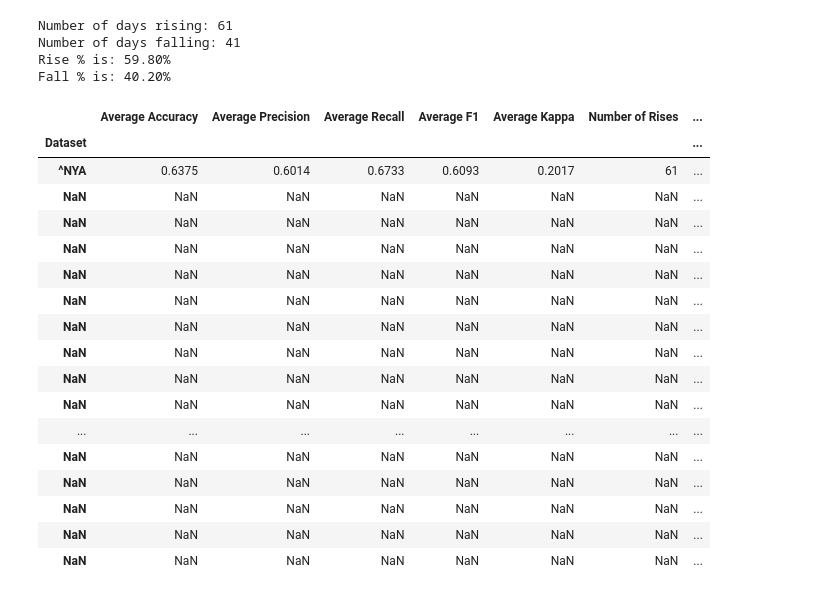
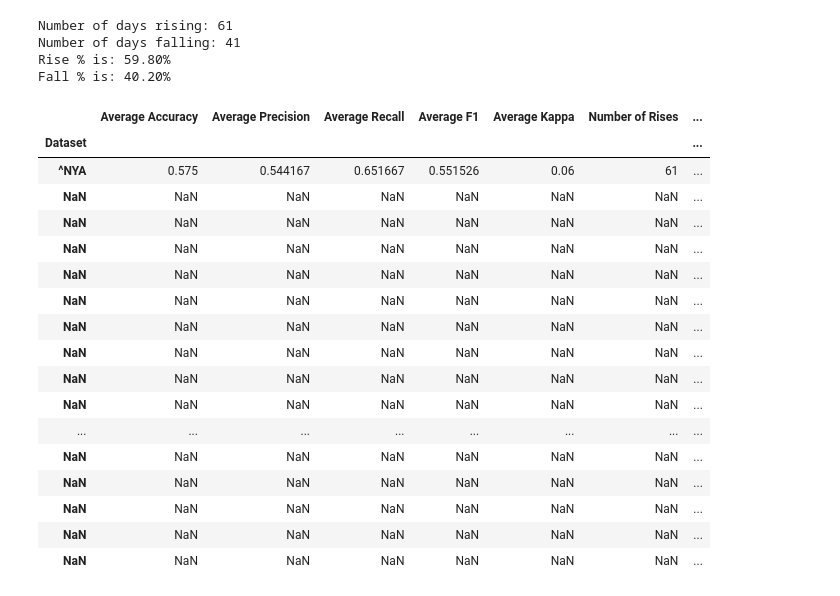
Before and after one commit to sam-tompkins/Sam-Tompkins-Public-Repository, a Jupyter notebook: irp_pipeline_nocuda_nocv.ipynb, the cells around one changed output. Saved outputs shown, nothing was run; the diff lists cells and outputs as text; code cells hidden in the pictures.

```diff
--- a/irp_pipeline_nocuda_nocv.ipynb
+++ b/irp_pipeline_nocuda_nocv.ipynb
@@ -241,9 +199,9 @@ def predictor(model, test_data):
 
 # create sequences
 sequence_length = 10
-sequences = create_sequence(ticker[['Close', 'Volume', 'CPI', 'Mortgage_rate', 'disposable_income',
-                                    'GVZ', 'OVX', 'VVIX', 'RSI (14D)', '20 Day CCI', 'Williams %R',
-                                    'MA50', 'Target']].values, sequence_length)
+sequences = create_sequence(ticker[['Close', 'Volume', 'CPI', 'Mortgage_rate', 'Unemp_rate',
+                                    'disposable_income','GVZ', 'OVX', 'VVIX', 'RSI (14D)',
+                                    '20 Day CCI', 'Williams %R', 'MA50', 'FFR', 'Target']].values, sequence_length)
 
 # cross-validation
 tscv = TimeSeriesSplit(n_splits=10)
@@ -264,7 +222,7 @@ for fold, (train_index, test_index) in enumerate(tscv.split(sequences)):
     test_data = torch.utils.data.DataLoader(test_sequences, shuffle=False, batch_size=32)
 
     # initialize model
-    model = LSTM_Model(input_layer=12, hidden_layer=50, output_layer=1)
+    model = LSTM_Model(input_layer=14, hidden_layer=50, output_layer=1)
     loss_func = nn.BCEWithLogitsLoss()
     opt = optim.Adam(model.parameters(), lr=0.001, weight_decay=0.0001)
 
@@ -346,28 +305,28 @@ Fall % is: 40.20%
 # %%
 results = pd.DataFrame(columns=['Dataset', 'Average Accuracy', 'Average Precision',
                                 'Average Recall', 'Average F1', 'Average Kappa', 'Number of Rises',
                                 'Number of Falls', 'Rise %', 'Fall %'])
 
 datatset_name = (file_path.split('/')[-1].split('.')[0])
 
 metrics = {'Dataset': datatset_name ,'Average Accuracy': avg_accuracy,
            'Average Precision': avg_precision, 'Average Recall': avg_recall,
            'Average F1': avg_f1, 'Average Kappa': avg_kappa, 'Number of Rises': rise, 'Number of Falls': fall,
            'Rise %': rise_per, 'Fall %': fall_per}
 
 export_results = results._append(metrics, ignore_index=True)
 
 export_results = pd.concat([export_results, losses], ignore_index=True)
 
 export_results.set_index('Dataset', inplace=True)
 
-export_results.to_csv(r"C:\Users\samto\Desktop\IRP DATA-20240724T195545Z-001\IRP DATA\\" + datatset_name + '_MONTHLY_NEW.csv')
+export_results.to_csv(r"C:\Users\samto\Desktop\IRP DATA-20240724T195545Z-001\IRP DATA\\" + datatset_name + '_MONTHLY_LOSS.csv')
 
 export_results
 # %% [output]
 |  | Average Accuracy | Average Precision | Average Recall | Average F1 | Average Kappa | Number of Rises | ... |
 | Dataset |  |  |  |  |  |  | ... |
-| ^NYA | 0.6375 | 0.6014 | 0.6733 | 0.6093 | 0.2017 | 61 | ... |
+| ^NYA | 0.575 | 0.544167 | 0.651667 | 0.551526 | 0.06 | 61 | ... |
 | NaN | NaN | NaN | NaN | NaN | NaN | NaN | ... |
 | NaN | NaN | NaN | NaN | NaN | NaN | NaN | ... |
 | NaN | NaN | NaN | NaN | NaN | NaN | NaN | ... |
```
Also changed, not shown: parts of 3 cells of this notebook, 3 other files.
